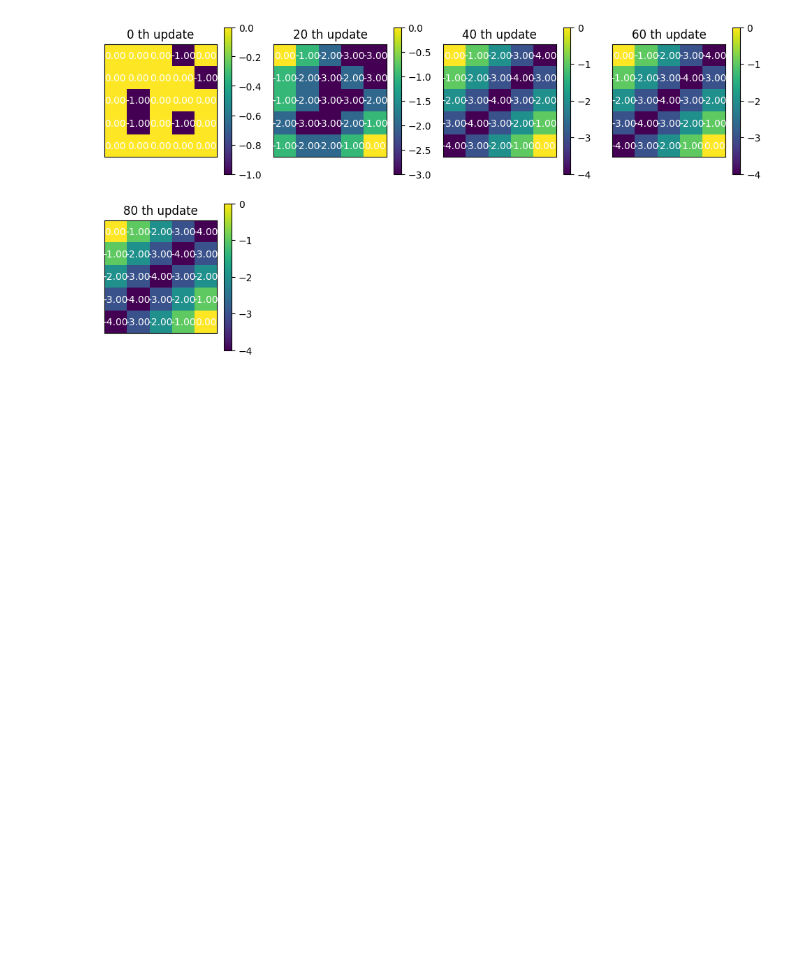
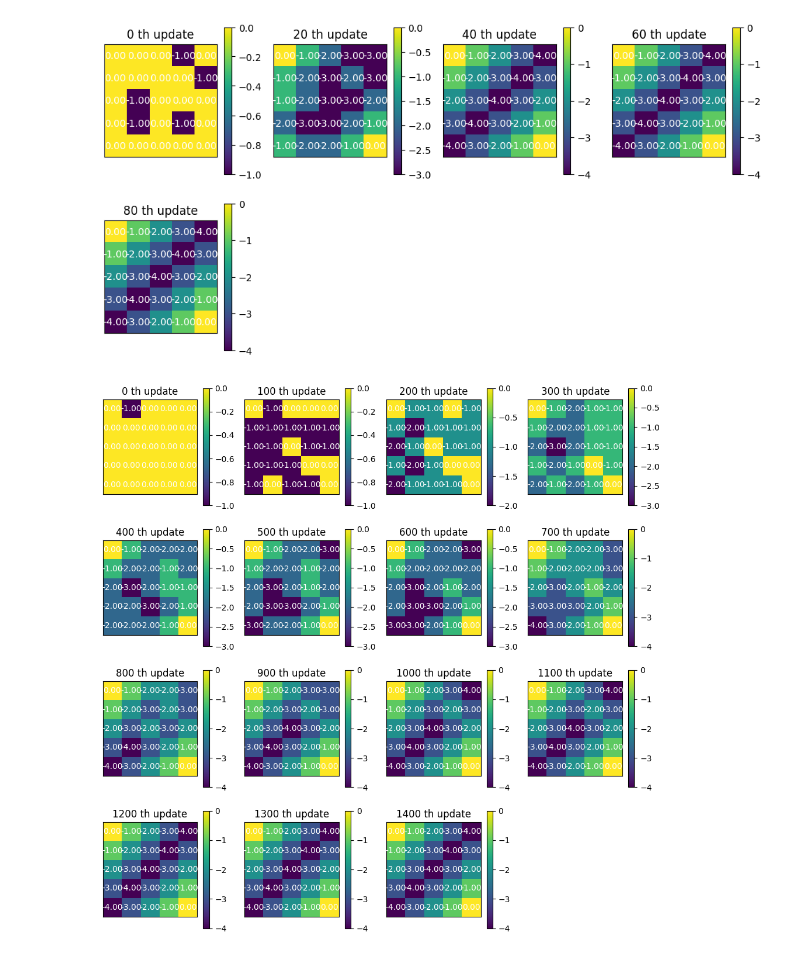
Before and after one commit to Junyoungpark/ReinforcementLearningAtoZ, a Jupyter notebook: PART2/[DP 02] Asynchronous DP.ipynb, the cells around one changed output. Cells and saved outputs as stored; diff of their text form; code cells hidden in the pictures; blank space fills up the shorter version.

```diff
--- a/PART2/[DP 02] Asynchronous DP.ipynb
+++ b/PART2/[DP 02] Asynchronous DP.ipynb
@@ -346,3 +346,29 @@ for off_idx in range(n_figs, n_rows*n_cols):
     ax[off_idx].axis('off')
 # %% [output]
 [figure]
+# %%
+info_ip_partial_vi = asyncDPagent.in_place_vi_partial_update(update_prob=0.01,
+                                                             vi_iters=1500)
+# %%
+steps = len(info_ip_partial_vi['v'])
+viz_every = 100
+n_figs = steps // viz_every
+
+n_cols = 4
+if n_figs % n_cols == 0:
+    n_rows = n_figs // n_cols
+else:
+    n_rows = n_figs // n_cols + 1
+# %%
+fig, ax = plt.subplots(n_rows,n_cols, figsize=(n_cols*3, n_rows*3))
+ax = ax.reshape(-1)
+for i in range(n_figs):
+
+    viz_i = i * viz_every
+    visualize_value_function(ax[i],info_ip_partial_vi['v'][viz_i], nx, ny)
+    ax[i].set_title("{} th update".format(viz_i))
+
+for off_idx in range(n_figs, n_rows*n_cols):
+    ax[off_idx].axis('off')
+# %% [output]
+[figure, added]
```
Also changed, not shown: parts of 3 cells of this notebook.
